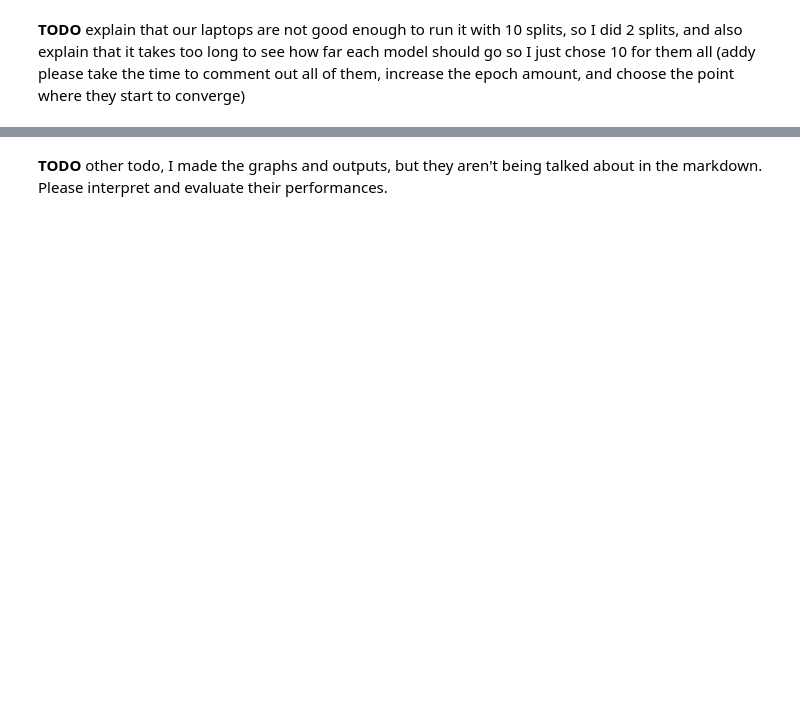
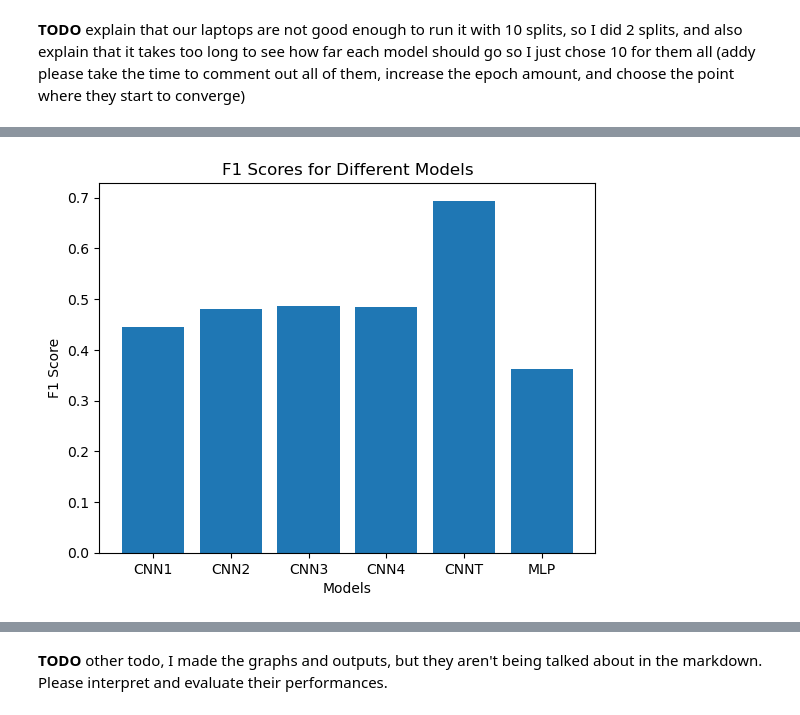
Before and after one commit to ephraim888sun/CNN, a Jupyter notebook: lab6Jadon.ipynb, the cells around one changed output, grey strips where cells are left out. Drawn from its saved outputs; the diff is of its cells as text; code cells hidden in the pictures; blank space fills up the shorter version.

```diff
--- a/lab6Jadon.ipynb
+++ b/lab6Jadon.ipynb
@@ -497,0 +556,53 @@ y_test shape: (1639, 14)
+# %%
+from sklearn.metrics import f1_score
+
+# Predict the probabilities and convert to one-hot encoded labels for each model
+
+y_pred_probs = cnn1.predict(X_test)
+cnn1_predicted_labels = to_categorical(np.argmax(y_pred_probs, axis=1))
+
+y_pred_probs_cnn2 = cnn2.predict(X_test)
+cnn2_predicted_labels = to_categorical(np.argmax(y_pred_probs_cnn2, axis=1))
+
+y_pred_probs_cnn3 = cnn3.predict(X_test)
+cnn3_predicted_labels = to_categorical(np.argmax(y_pred_probs_cnn3, axis=1))
+
+y_pred_probs_cnn4 = cnn4.predict(X_test)
+cnn4_predicted_labels = to_categorical(np.argmax(y_pred_probs_cnn4, axis=1))
+
+y_pred_probs_cnnT = cnnT.predict(X_test_rgb)
+cnnT_predicted_labels = to_categorical(np.argmax(y_pred_probs_cnnT, axis=1))
+
+y_pred_probs_mlp = mlp.predict(X_test)
+mlp_predicted_labels = to_categorical(np.argmax(y_pred_probs_mlp, axis=1))
+
+
+
+# Compute F1 scores for each model
+f1_cnn1 = f1_score(y_test, cnn1_predicted_labels, average='weighted')
+f1_cnn2 = f1_score(y_test, cnn2_predicted_labels, average='weighted')
+f1_cnn3 = f1_score(y_test, cnn3_predicted_labels, average='weighted')
+f1_cnn4 = f1_score(y_test, cnn4_predicted_labels, average='weighted')
+f1_cnnT = f1_score(y_test, cnnT_predicted_labels, average='weighted')
+f1_mlp = f1_score(y_test, mlp_predicted_labels, average='weighted')
+
+# Print F1 scores for each model
+print('F1 score for CNN1:', f1_cnn1)
+print('F1 score for CNN2:', f1_cnn2)
+print('F1 score for CNN3:', f1_cnn3)
+print('F1 score for CNN4:', f1_cnn4)
+print('F1 score for CNNT:', f1_cnnT)
+print('F1 score for MLP:', f1_mlp)
+import matplotlib.pyplot as plt
+
+# Define the models and their corresponding F1 scores
+models = ['CNN1', 'CNN2', 'CNN3', 'CNN4', 'CNNT', 'MLP']
+f1_scores = [f1_cnn1, f1_cnn2, f1_cnn3, f1_cnn4, f1_cnnT, f1_mlp]
+
+# Plot the F1 scores
+plt.bar(models, f1_scores)
+plt.xlabel('Models')
+plt.ylabel('F1 Score')
+plt.title('F1 Scores for Different Models')
+plt.show()
+# %% [output]
@@ -497,0 +621 @@ y_test shape: (1639, 14)
+[figure, added]
```
Also changed, not shown: parts of 19 cells of this notebook.
